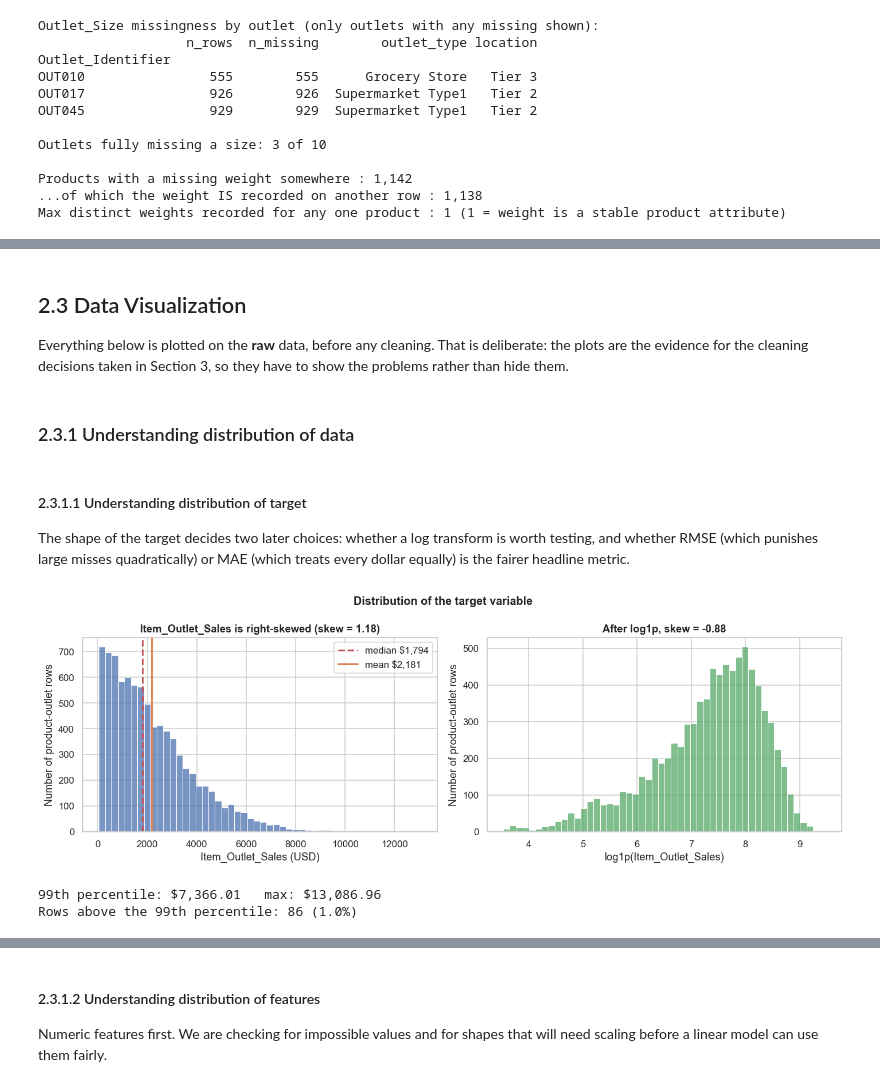
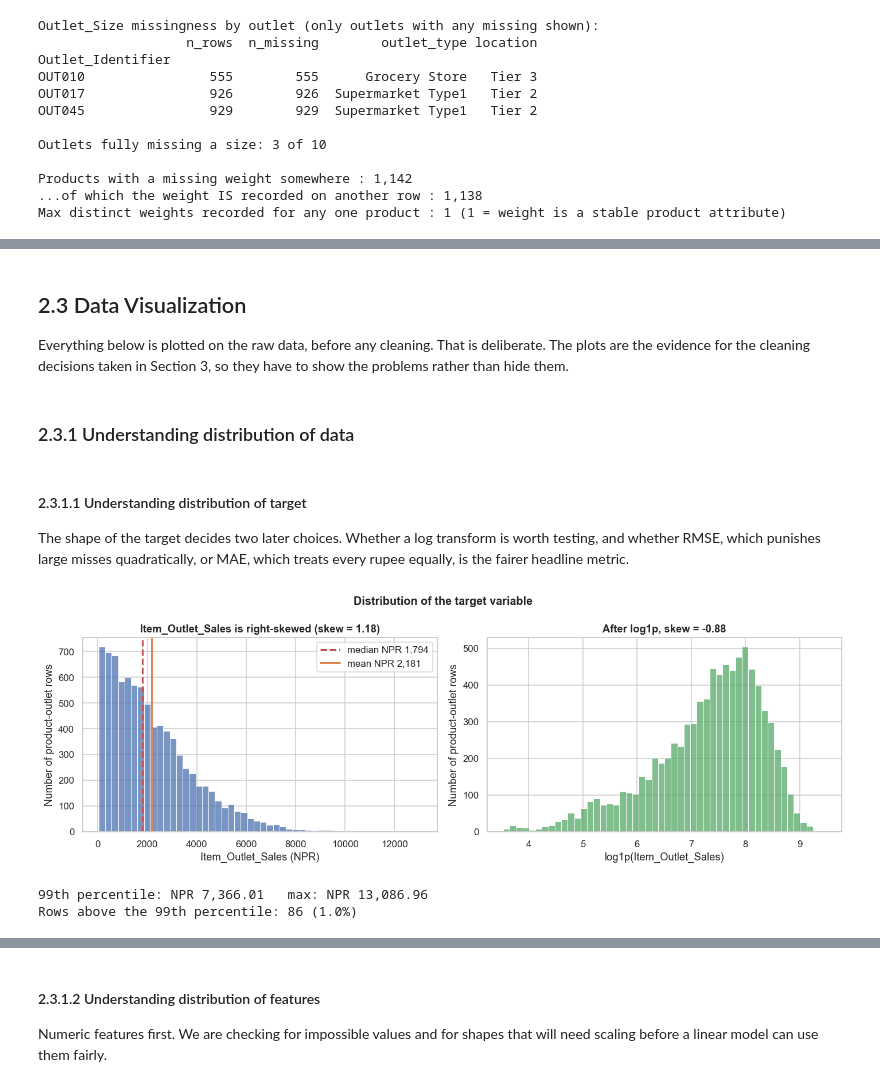
Before and after one commit to marcusteoh/bigmart-sales-forecaster, a Jupyter notebook: BigMart_Sales_Prediction.ipynb, the cells around one changed output, grey strips where cells are left out. Cells and saved outputs as stored; diff of their text form; code cells hidden in the pictures.

```diff
--- a/BigMart_Sales_Prediction.ipynb
+++ b/BigMart_Sales_Prediction.ipynb
@@ -354,46 +351,46 @@ them.
 # %% [markdown]
 ## 2.3 Data Visualization
 
-Everything below is plotted on the **raw** data, before any cleaning. That is deliberate: the plots are the evidence for the cleaning decisions taken in Section 3, so they have to show the problems rather than hide them.
+Everything below is plotted on the raw data, before any cleaning. That is deliberate. The plots are the evidence for the cleaning decisions taken in Section 3, so they have to show the problems rather than hide them.
 # %% [markdown]
 ### 2.3.1 Understanding distribution of data
 # %% [markdown]
 #### 2.3.1.1 Understanding distribution of target
 
-The shape of the target decides two later choices: whether a log transform is worth testing, and whether RMSE (which punishes large misses quadratically) or MAE (which treats every dollar equally) is the fairer headline metric.
+The shape of the target decides two later choices. Whether a log transform is worth testing, and whether RMSE, which punishes large misses quadratically, or MAE, which treats every rupee equally, is the fairer headline metric.
 # %%
 ## Understanding distribution of target
 
 fig, axes = plt.subplots(1, 2, figsize=(13, 4.5))
 
 # Left: raw target. Right: log1p, to check whether the skew is a simple scale effect.
 sns.histplot(df['Item_Outlet_Sales'], bins=50, ax=axes[0], color='#4C72B0')
 axes[0].axvline(df['Item_Outlet_Sales'].median(), color='#C44E52', ls='--', lw=2,
-                label=f"median ${df['Item_Outlet_Sales'].median():,.0f}")
+                label=f"median NPR {df['Item_Outlet_Sales'].median():,.0f}")
 axes[0].axvline(df['Item_Outlet_Sales'].mean(), color='#DD8452', ls='-', lw=2,
-                label=f"mean ${df['Item_Outlet_Sales'].mean():,.0f}")
+                label=f"mean NPR {df['Item_Outlet_Sales'].mean():,.0f}")
 axes[0].set_title(f"Item_Outlet_Sales is right-skewed (skew = {df['Item_Outlet_Sales'].skew():.2f})")
-axes[0].set_xlabel('Item_Outlet_Sales (USD)')
+axes[0].set_xlabel('Item_Outlet_Sales (NPR)')
 axes[0].set_ylabel('Number of product-outlet rows')
 axes[0].legend()
 
 sns.histplot(np.log1p(df['Item_Outlet_Sales']), bins=50, ax=axes[1], color='#55A868')
 axes[1].set_title(f"After log1p, skew = {np.log1p(df['Item_Outlet_Sales']).skew():.2f}")
 axes[1].set_xlabel('log1p(Item_Outlet_Sales)')
 axes[1].set_ylabel('Number of product-outlet rows')
 
 fig.suptitle('Distribution of the target variable', fontsize=13, fontweight='bold')
 plt.tight_layout()
 plt.show()
 
 # Quantify the tail rather than eyeballing it - needed to argue about outliers.
 q99 = df['Item_Outlet_Sales'].quantile(0.99)
-print(f"99th percentile: ${q99:,.2f}   max: ${df['Item_Outlet_Sales'].max():,.2f}")
+print(f"99th percentile: NPR {q99:,.2f}   max: NPR {df['Item_Outlet_Sales'].max():,.2f}")
 print(f"Rows above the 99th percentile: {(df['Item_Outlet_Sales'] > q99).sum()} "
       f"({(df['Item_Outlet_Sales'] > q99).mean() * 100:.1f}%)")
 # %% [output]
-[figure, old version]
+[figure, new version]
-99th percentile: $7,366.01   max: $13,086.96
+99th percentile: NPR 7,366.01   max: NPR 13,086.96
 Rows above the 99th percentile: 86 (1.0%)
 # %% [markdown]
 **Interpretation**
```
Also changed, not shown: parts of 51 cells of this notebook, 1 other file.
